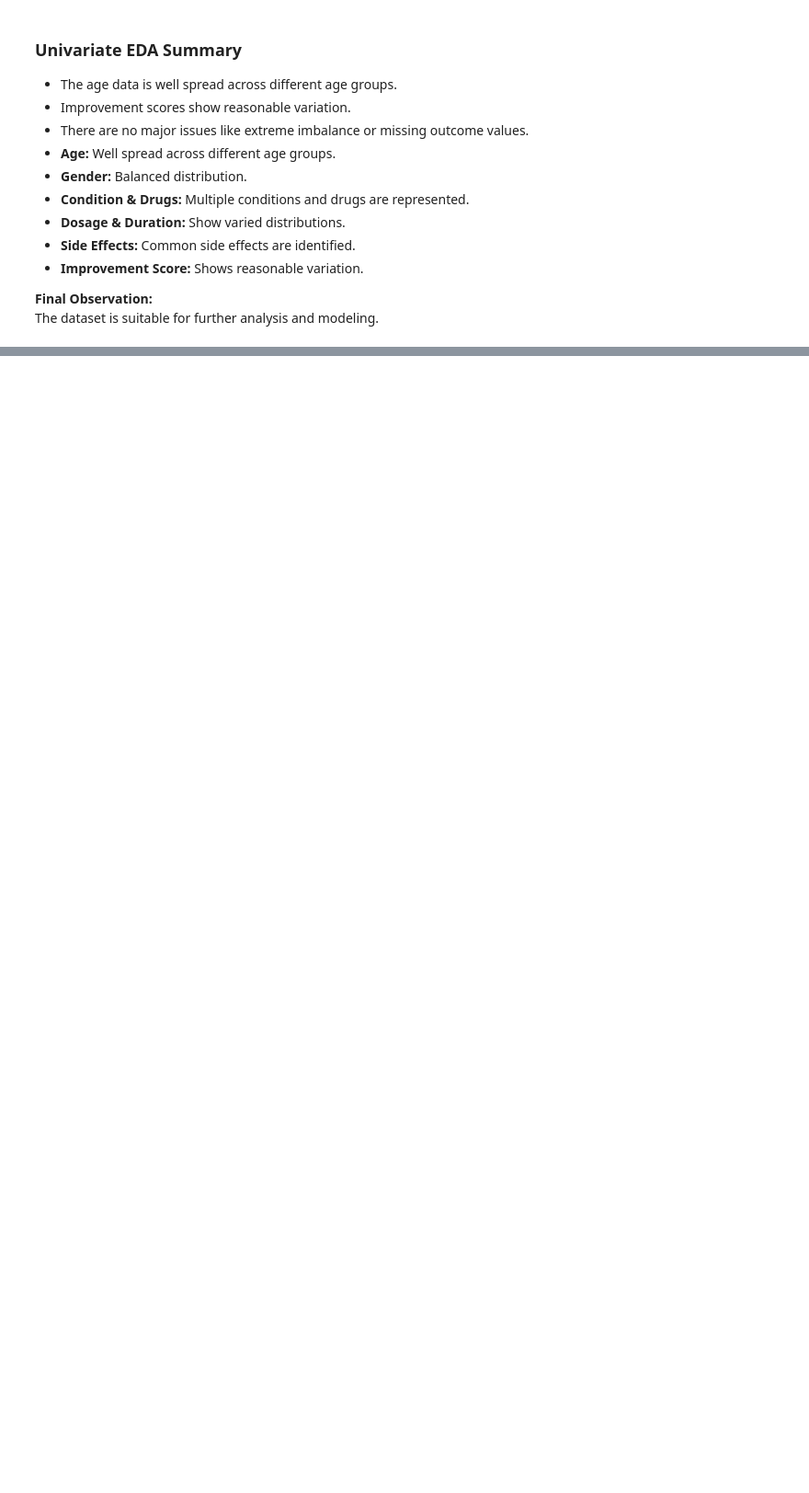
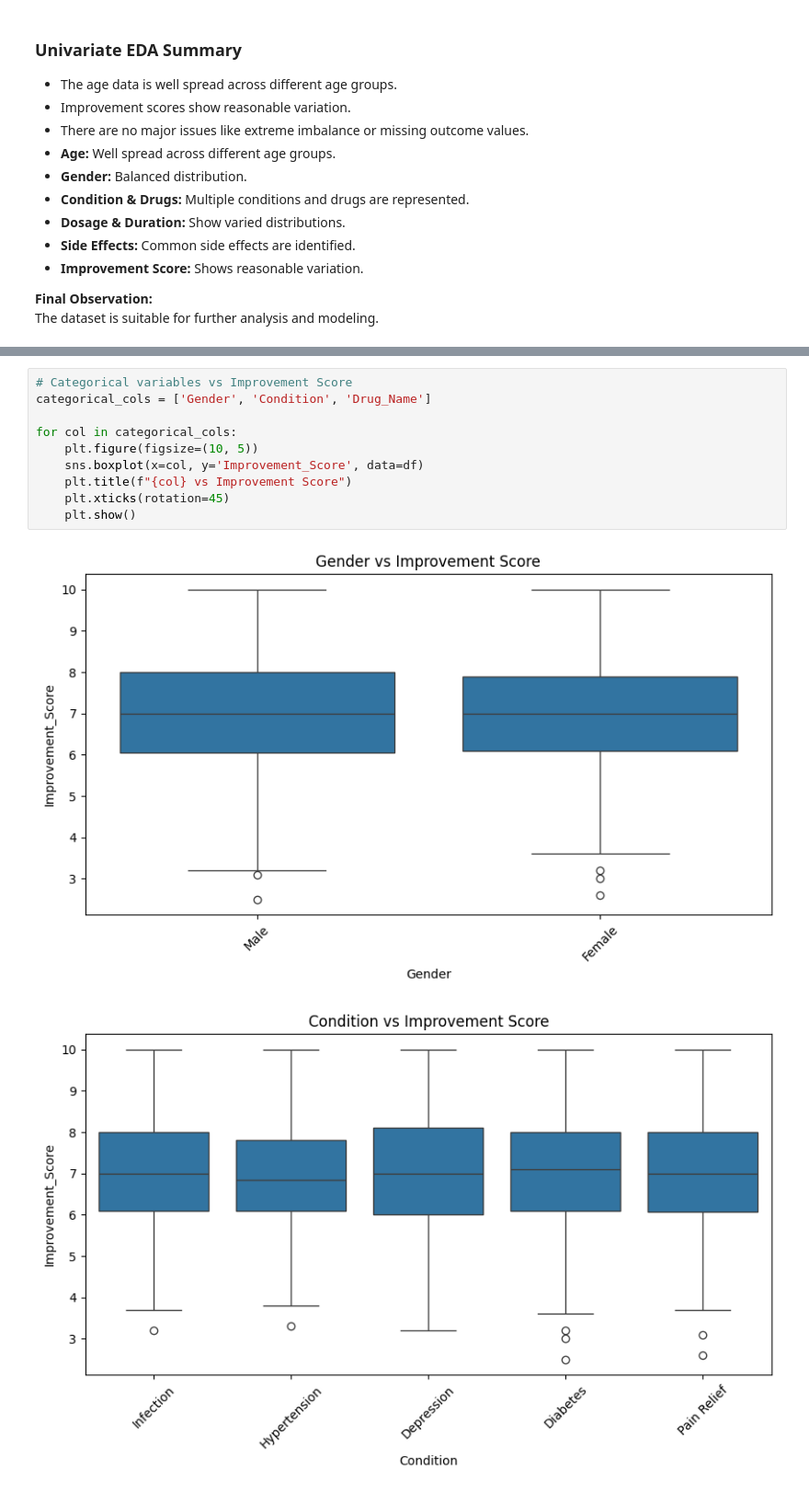
Before and after one commit to madesh405/Drug_Data_Analysis, a Jupyter notebook: notebook/data_understanding_and_EDA.ipynb, the cells around one changed output, grey strips where cells are left out. Shown at 92% size. Saved outputs shown, nothing was run; the diff lists cells and outputs as text; blank space fills up the shorter version.

```diff
--- a/notebook/data_understanding_and_EDA.ipynb
+++ b/notebook/data_understanding_and_EDA.ipynb
@@ -224,0 +257,13 @@ The dataset is suitable for further analysis and modeling.
+# %%
+# Categorical variables vs Improvement Score
+categorical_cols = ['Gender', 'Condition', 'Drug_Name']
+
+for col in categorical_cols:
+    plt.figure(figsize=(10, 5))
+    sns.boxplot(x=col, y='Improvement_Score', data=df)
+    plt.title(f"{col} vs Improvement Score")
+    plt.xticks(rotation=45)
+    plt.show()
+# %% [output]
+[figure, added]
+[figure, added]
```
Also changed, not shown: parts of 24 cells of this notebook.
